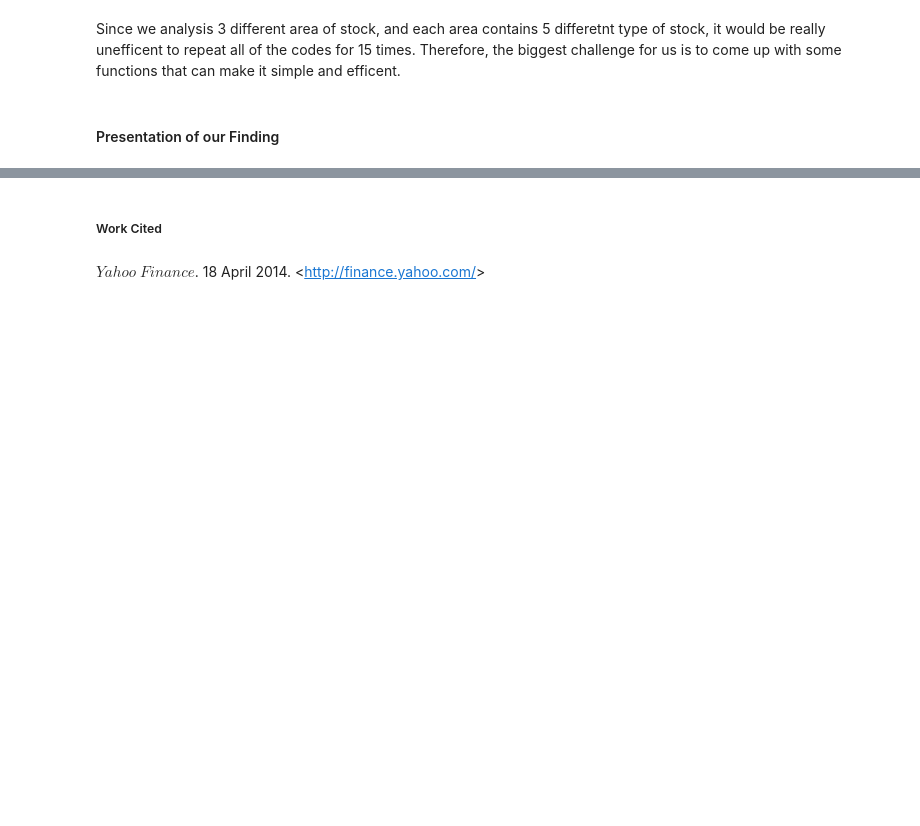
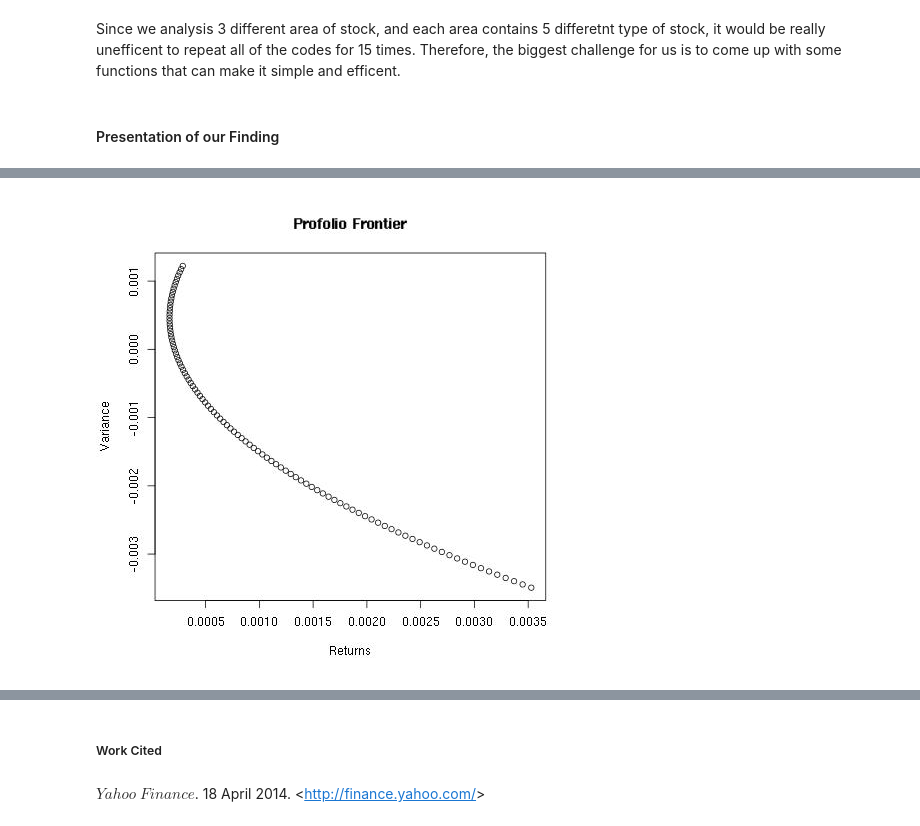
Before and after one commit to linuslin1/INNOVA, a Jupyter notebook: notebooks/NB4_project_report.ipynb, the cells around one changed output, grey strips where cells are left out. Saved outputs shown, nothing was run; the diff lists cells and outputs as text; code cells hidden in the pictures; blank space fills up the shorter version.

```diff
--- a/notebooks/NB4_project_report.ipynb
+++ b/notebooks/NB4_project_report.ipynb
@@ -63,0 +70,4 @@ Image(filename='../visualizations/TS_IT.jpg')
+# %%
+Image(filename='../visualizations/PF_Bank.jpg')
+# %% [output]
+[figure, added]
```
Also changed, not shown: parts of 9 cells of this notebook, 1 other file.
